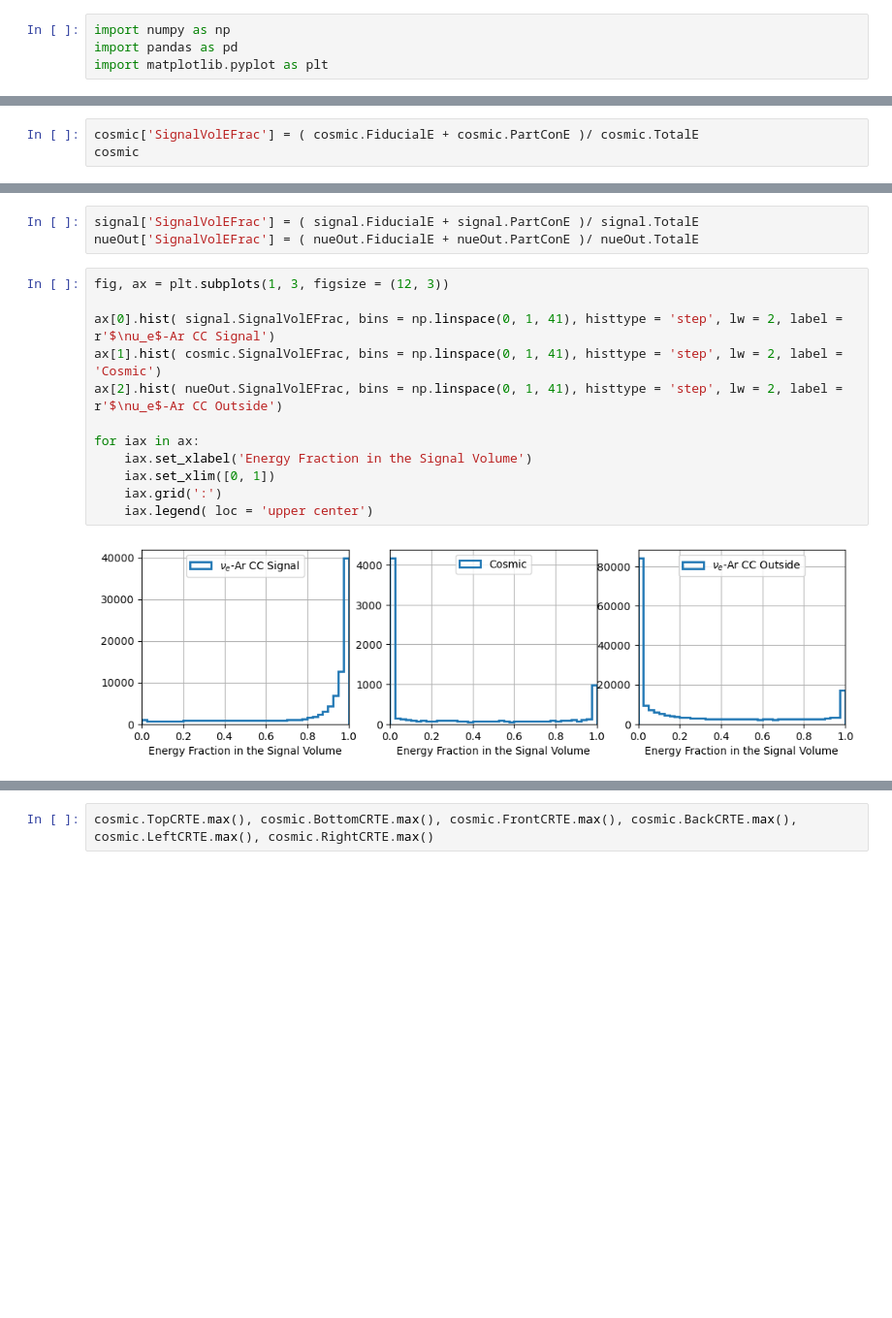
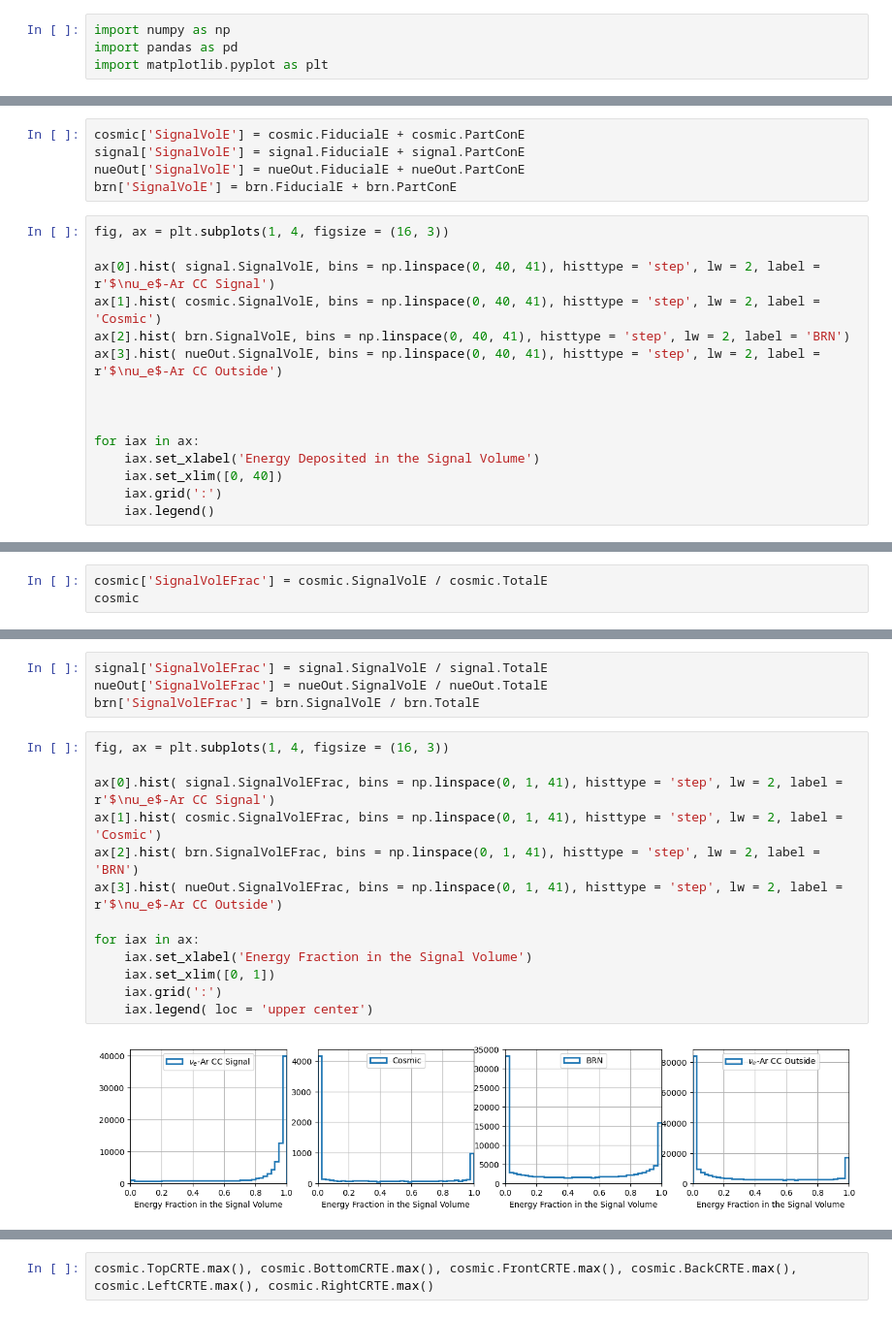
Before and after one commit to yuntsebaryon/SimpleCosmics, a Jupyter notebook: G4Analysis/checkEFrac_v2.ipynb, the cells around one changed output, grey strips where cells are left out. Shown at 97% size. Saved outputs shown, nothing was run; the diff lists cells and outputs as text; blank space fills up the shorter version.

```diff
--- a/G4Analysis/checkEFrac_v2.ipynb
+++ b/G4Analysis/checkEFrac_v2.ipynb
@@ -46,0 +65,20 @@ signal
+# %%
+cosmic['SignalVolE'] = cosmic.FiducialE + cosmic.PartConE
+signal['SignalVolE'] = signal.FiducialE + signal.PartConE
+nueOut['SignalVolE'] = nueOut.FiducialE + nueOut.PartConE
+brn['SignalVolE'] = brn.FiducialE + brn.PartConE
+# %%
+fig, ax = plt.subplots(1, 4, figsize = (16, 3))
+
+ax[0].hist( signal.SignalVolE, bins = np.linspace(0, 40, 41), histtype = 'step', lw = 2, label = r'$\nu_e$-Ar CC Signal')
+ax[1].hist( cosmic.SignalVolE, bins = np.linspace(0, 40, 41), histtype = 'step', lw = 2, label = 'Cosmic')
+ax[2].hist( brn.SignalVolE, bins = np.linspace(0, 40, 41), histtype = 'step', lw = 2, label = 'BRN')
+ax[3].hist( nueOut.SignalVolE, bins = np.linspace(0, 40, 41), histtype = 'step', lw = 2, label = r'$\nu_e$-Ar CC Outside')
+
+
+
+for iax in ax:
+    iax.set_xlabel('Energy Deposited in the Signal Volume')
+    iax.set_xlim([0, 40])
+    iax.grid(':')
+    iax.legend()
@@ -47,4 +87,4 @@ signal
 # %%
-cosmic['SignalVolEFrac'] = ( cosmic.FiducialE + cosmic.PartConE )/ cosmic.TotalE
+cosmic['SignalVolEFrac'] = cosmic.SignalVolE / cosmic.TotalE
 cosmic
 # %% [output]
@@ -64,18 +104,20 @@ cosmic
 # %%
-signal['SignalVolEFrac'] = ( signal.FiducialE + signal.PartConE )/ signal.TotalE
-nueOut['SignalVolEFrac'] = ( nueOut.FiducialE + nueOut.PartConE )/ nueOut.TotalE
+signal['SignalVolEFrac'] = signal.SignalVolE / signal.TotalE
+nueOut['SignalVolEFrac'] = nueOut.SignalVolE / nueOut.TotalE
+brn['SignalVolEFrac'] = brn.SignalVolE / brn.TotalE
 # %%
-fig, ax = plt.subplots(1, 3, figsize = (12, 3))
+fig, ax = plt.subplots(1, 4, figsize = (16, 3))
 
 ax[0].hist( signal.SignalVolEFrac, bins = np.linspace(0, 1, 41), histtype = 'step', lw = 2, label = r'$\nu_e$-Ar CC Signal')
 ax[1].hist( cosmic.SignalVolEFrac, bins = np.linspace(0, 1, 41), histtype = 'step', lw = 2, label = 'Cosmic')
-ax[2].hist( nueOut.SignalVolEFrac, bins = np.linspace(0, 1, 41), histtype = 'step', lw = 2, label = r'$\nu_e$-Ar CC Outside')
+ax[2].hist( brn.SignalVolEFrac, bins = np.linspace(0, 1, 41), histtype = 'step', lw = 2, label = 'BRN')
+ax[3].hist( nueOut.SignalVolEFrac, bins = np.linspace(0, 1, 41), histtype = 'step', lw = 2, label = r'$\nu_e$-Ar CC Outside')
 
 for iax in ax:
     iax.set_xlabel('Energy Fraction in the Signal Volume')
     iax.set_xlim([0, 1])
     iax.grid(':')
     iax.legend( loc = 'upper center')
 # %% [output]
-[figure, old version]
+[figure, new version]
 # %%
```
Also changed, not shown: parts of 63 cells of this notebook, 4 other files.
